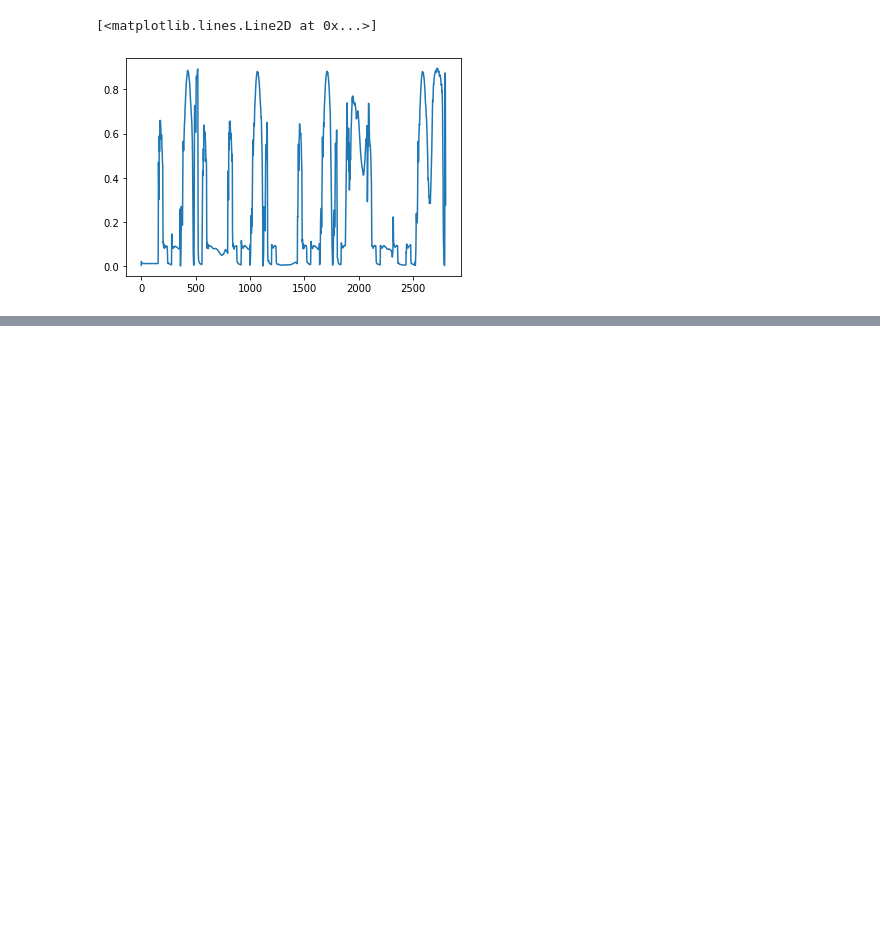
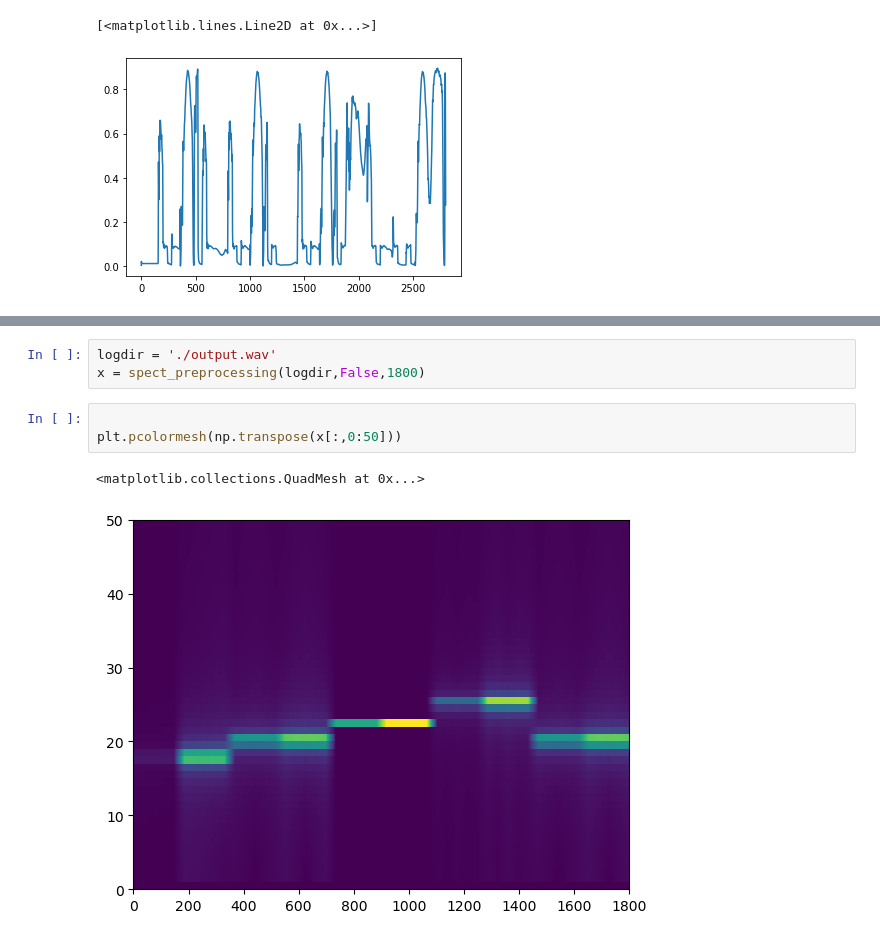
Before and after one commit to hesamazj/MusicianHand, a Jupyter notebook: experiment_code.ipynb, the cells around one changed output, grey strips where cells are left out. Drawn from its saved outputs; the diff is of its cells as text; blank space fills up the shorter version.

```diff
--- a/experiment_code.ipynb
+++ b/experiment_code.ipynb
@@ -173,0 +215,9 @@ plt.plot(predicted_limb_activations[:,0])
+# %%
+logdir = './output.wav'
+x = spect_preprocessing(logdir,False,1800)
+# %%
+
+plt.pcolormesh(np.transpose(x[:,0:50]))
+# %% [output]
+<matplotlib.collections.QuadMesh at 0x...>
+[figure, added]
```
Also changed, not shown: parts of 3 cells of this notebook, 4 other files.
